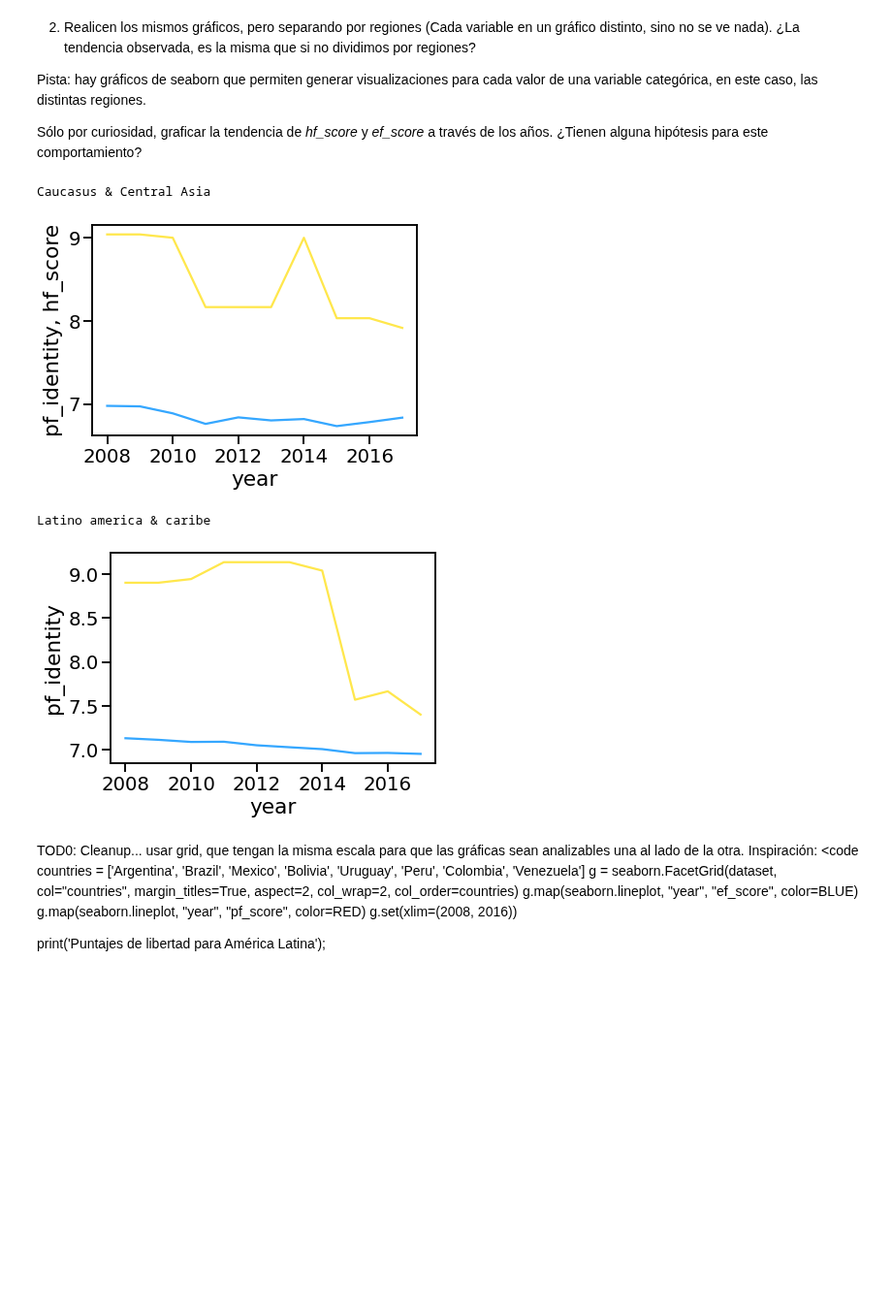
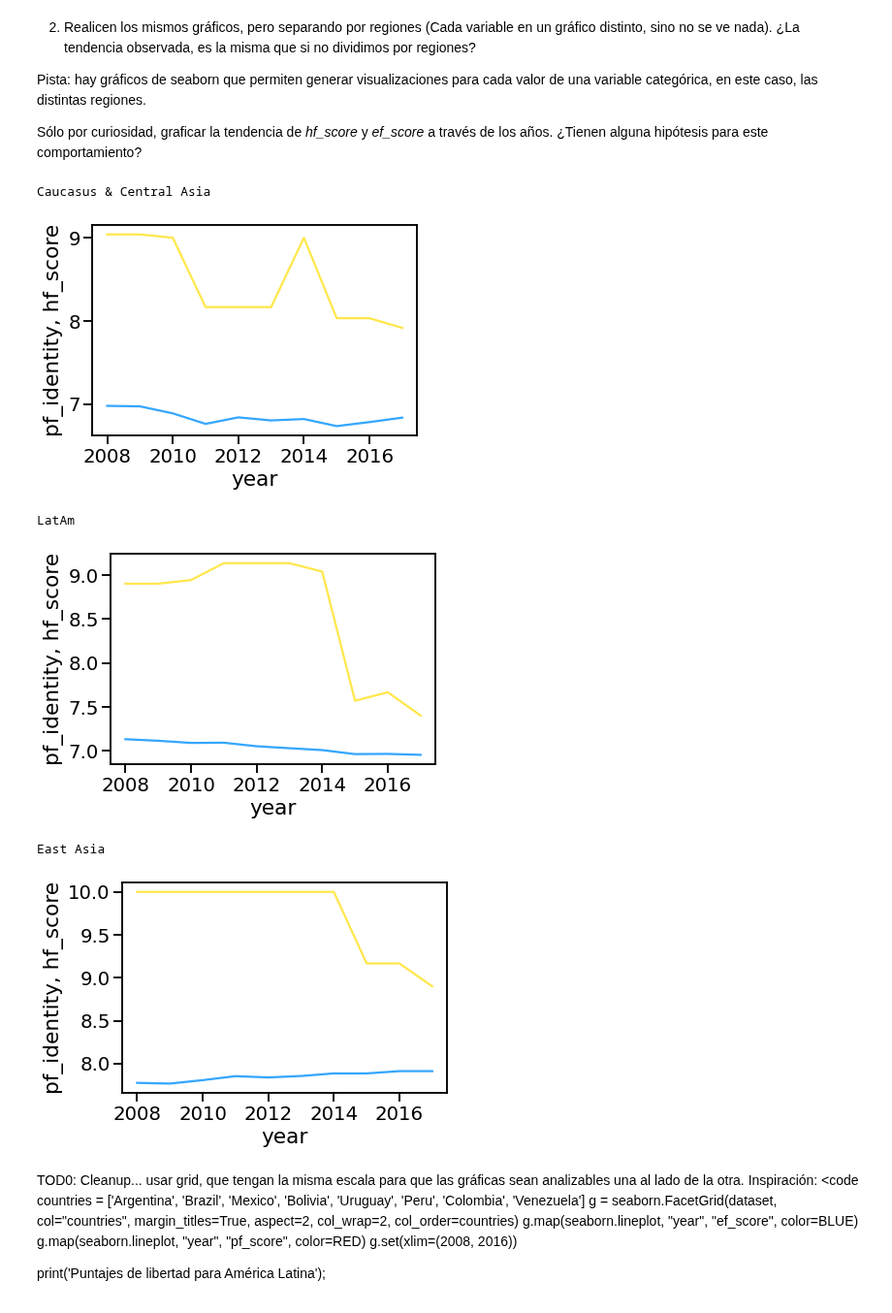
Before and after one commit to diplodatos2020-grupo5/AnalisisyVisualizacion, a Jupyter notebook: practico.ipynb, the cells around one changed output. Shown at 97% size. Drawn from its saved outputs; the diff is of its cells as text; code cells hidden in the pictures; blank space fills up the shorter version.

```diff
--- a/practico.ipynb
+++ b/practico.ipynb
@@ -297,32 +297,24 @@ Pista: hay gráficos de seaborn que permiten generar visualizaciones para cada v
 Sólo por curiosidad, graficar la tendencia de *hf_score* y *ef_score* a través de los años. ¿Tienen alguna hipótesis para este comportamiento?
 # %%
 data_ = dataset.groupby(["year","region"]).mean().reset_index()
-cca_data_=data_[data_.region=='Caucasus & Central Asia']#.head()
-latam_data_=data_[data_.region=='LatAm']#.head()
 import matplotlib.pyplot as plt
-def plot_means(region,):
-    ax=seaborn.lineplot(x="year", y="hf_score", data=cca_data_,color=BLUE)
-    seaborn.lineplot(x="year", y="pf_identity", data=cca_data_,color=YELLOW)
+def plot_means(region):
+    region_df = data_[data_.region==region]
+    ax=seaborn.lineplot(x="year", y="hf_score", data=region_df,color=BLUE)
+    seaborn.lineplot(x="year", y="pf_identity", data=region_df,color=YELLOW)
     ax.set(ylabel='pf_identity, hf_score', xlabel='year')
     print(region)
     plt.show()
 plot_means("Caucasus & Central Asia")
-
-ax=seaborn.lineplot(x="year", y="hf_score", data=cca_data_,color=BLUE)
-seaborn.lineplot(x="year", y="pf_identity", data=cca_data_,color=YELLOW)
-ax.set(ylabel='pf_identity, hf_score', xlabel='year')
-print("Caucasus & Central Asia")
-plt.show()
-bx=seaborn.lineplot(x="year", y="hf_score", data=latam_data_,color=BLUE)
-seaborn.lineplot(x="year", y="pf_identity", data=latam_data_,color=YELLOW)
-ax.set(ylabel='pf_identity, hf_score', xlabel='year')
-print("Latino america & caribe")
-plt.show()
+plot_means("LatAm")
+plot_means('East Asia')
 # %% [output]
 Caucasus & Central Asia
 [figure]
-Latino america & caribe
+LatAm
-[figure, old version]
+[figure, new version]
+East Asia
+[figure, added]
 # %% [markdown]
 TOD0: Cleanup... usar grid, que tengan la misma escala para que las gráficas sean analizables una al lado de la otra.
 Inspiración:
```
Also changed, not shown: parts of 9 cells of this notebook.
